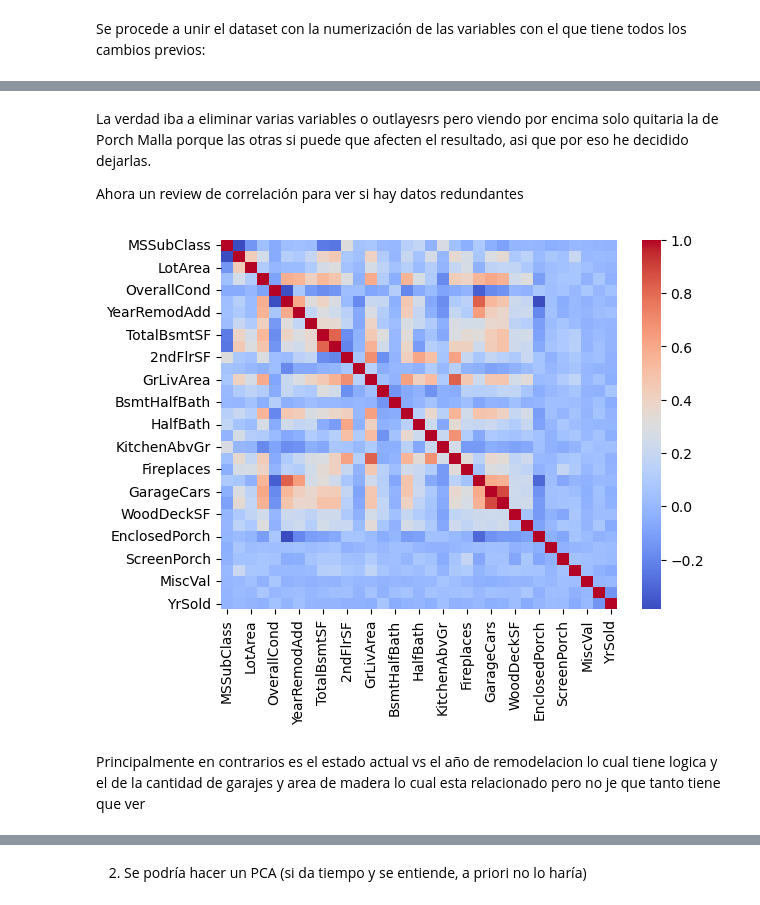
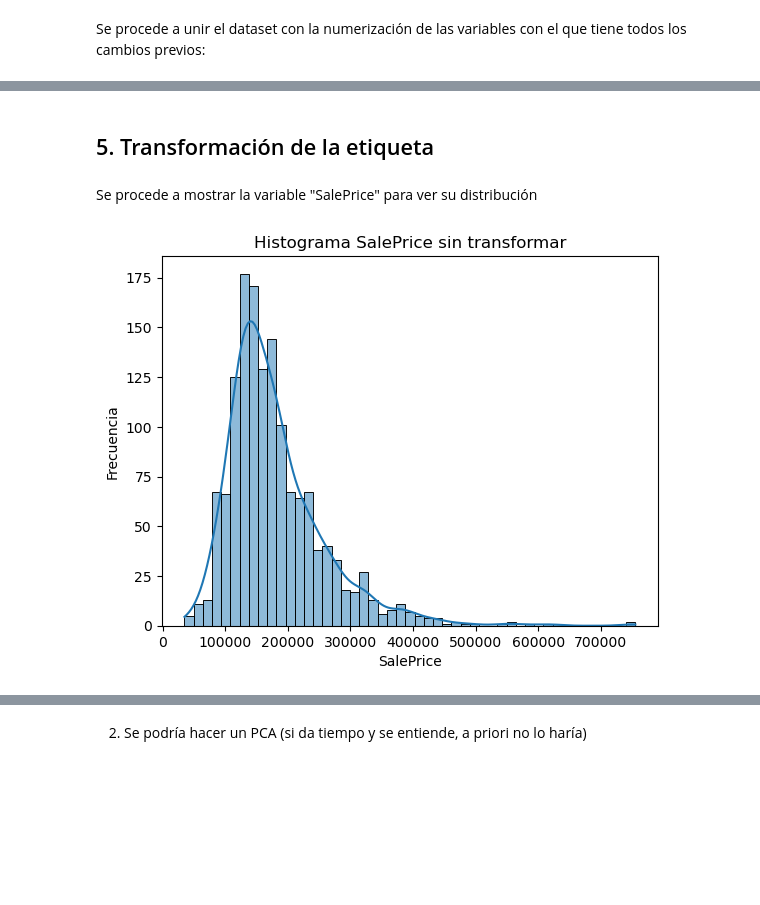
Before and after one commit to mmarzap19/SuperPoderosas, a Jupyter notebook: Mojo_jojo.ipynb, the cells around one changed output, grey strips where cells are left out. Cells and saved outputs as stored; diff of their text form; code cells hidden in the pictures; blank space fills up the shorter version.

```diff
--- a/Mojo_jojo.ipynb
+++ b/Mojo_jojo.ipynb
@@ -374,29 +373,0 @@ sorted_keys
-# %%
-'''
-from sklearn.preprocessing import OneHotEncoder
-from sklearn.compose import ColumnTransformer
-
-print(train_dataset.shape)
-print(test_dataset.shape)
-
-caract_categoricas_nominales = ['MSSubClass','MSZoning','Street','Alley','LandContour','LotConfig','Neighborhood','Condition1','Condition2','BldgType','HouseStyle','RoofStyle','RoofMatl','Exterior1st','Exterior2nd','MasVnrType','Foundation','Heating','CentralAir','GarageType','MiscFeature','MiscVal','SaleType','SaleCondition']
-
-ct = ColumnTransformer(
-    transformers=[
-        ('onehot', OneHotEncoder(handle_unknown='ignore'), caract_categoricas_nominales)
-    ],
-    remainder='passthrough'  # mantiene el resto de columnas
-)
-c_Price = train_dataset['SalePrice']
-train_dataset.drop(columns=["SalePrice"], inplace=True)
-
-# Ajustar con el conjunto de entrenamiento y transformar ambos
-train_encoded = ct.fit_transform(train_dataset)
-test_encoded = ct.transform(test_dataset)
-
-
-train_encoded['SalePrice'] = c_Price.values
-
-print(train_dataset.shape)
-print(test_dataset.shape)
-'''
@@ -613,11 +520,14 @@ KeyError: "['MSSubClass', 'MiscVal'] not in index"
-# %% [markdown]
-La verdad iba a eliminar varias variables o outlayesrs pero viendo por encima solo quitaria la de Porch Malla porque las otras si puede que afecten el resultado, asi que por eso he decidido dejarlas.
-
-Ahora un review de correlación para ver si hay datos redundantes
-# %%
-Q: sns.heatmap(numerical_values.corr(),cmap='coolwarm')
-plt.show()
-# %% [output]
-[figure]
-# %% [markdown]
-Principalmente en contrarios es el estado actual vs el año de remodelacion lo cual tiene logica y el de la cantidad de garajes y area de madera lo cual esta relacionado pero no je que tanto tiene que ver
+# %% [markdown]
+## 5. Transformación de la etiqueta
+# %% [markdown]
+Se procede a mostrar la variable "SalePrice" para ver su distribución
+# %%
+# Visualización del histograma de la etiqueta
+plt.figure()
+sns.histplot(train_dataset['SalePrice'], kde=True)
+plt.xlabel('SalePrice')
+plt.ylabel('Frecuencia')
+plt.title('Histograma SalePrice sin transformar')
+plt.show()
+# %% [output]
+[figure, added]
```
Also changed, not shown: parts of 25 cells of this notebook.
